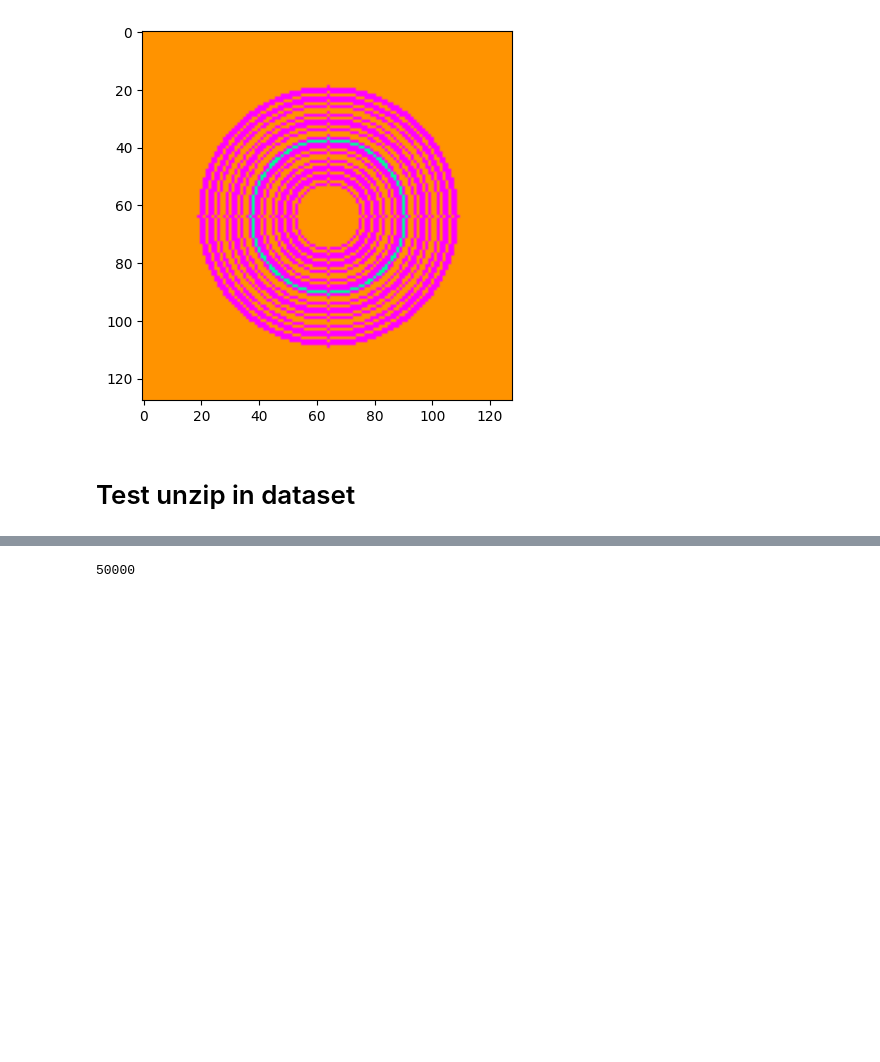
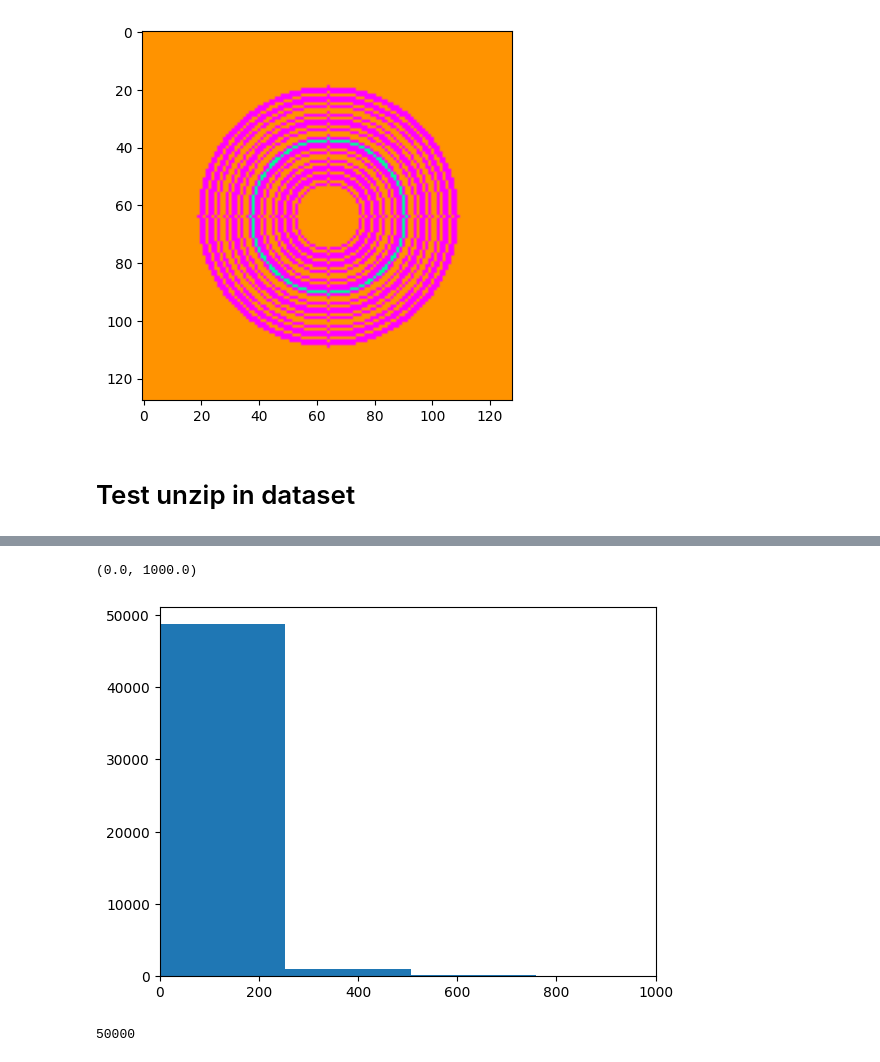
Before and after one commit to myousif9/Neural_Networks_project, a Jupyter notebook: notebooks/Illusions.ipynb, the cells around one changed output, grey strips where cells are left out. Saved outputs shown, nothing was run; the diff lists cells and outputs as text; code cells hidden in the pictures; blank space fills up the shorter version.

```diff
--- a/notebooks/Illusions.ipynb
+++ b/notebooks/Illusions.ipynb
@@ -40,3 +49,12 @@ f.namelist()[0:10]
+# %%
+size_files = [zinfo.file_size/1000 for zinfo in f.filelist]
+# %%
+import matplotlib.pyplot as plt
+plt.hist(size_files, bins=30)
+plt.xlim([0,1000])
+# %% [output]
+(0.0, 1000.0)
+[figure, added]
 # %%
 len(f.namelist())
 # %% [output]
```
Also changed, not shown: parts of 1 cell of this notebook, 2 other files.
